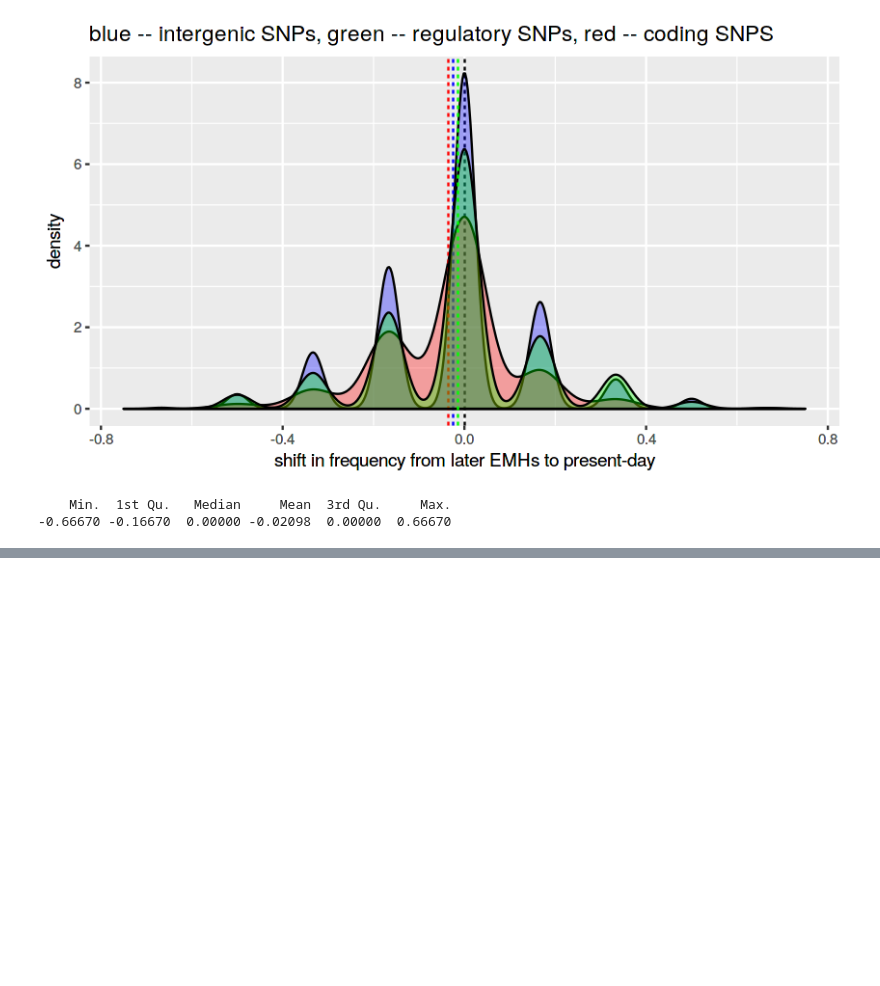
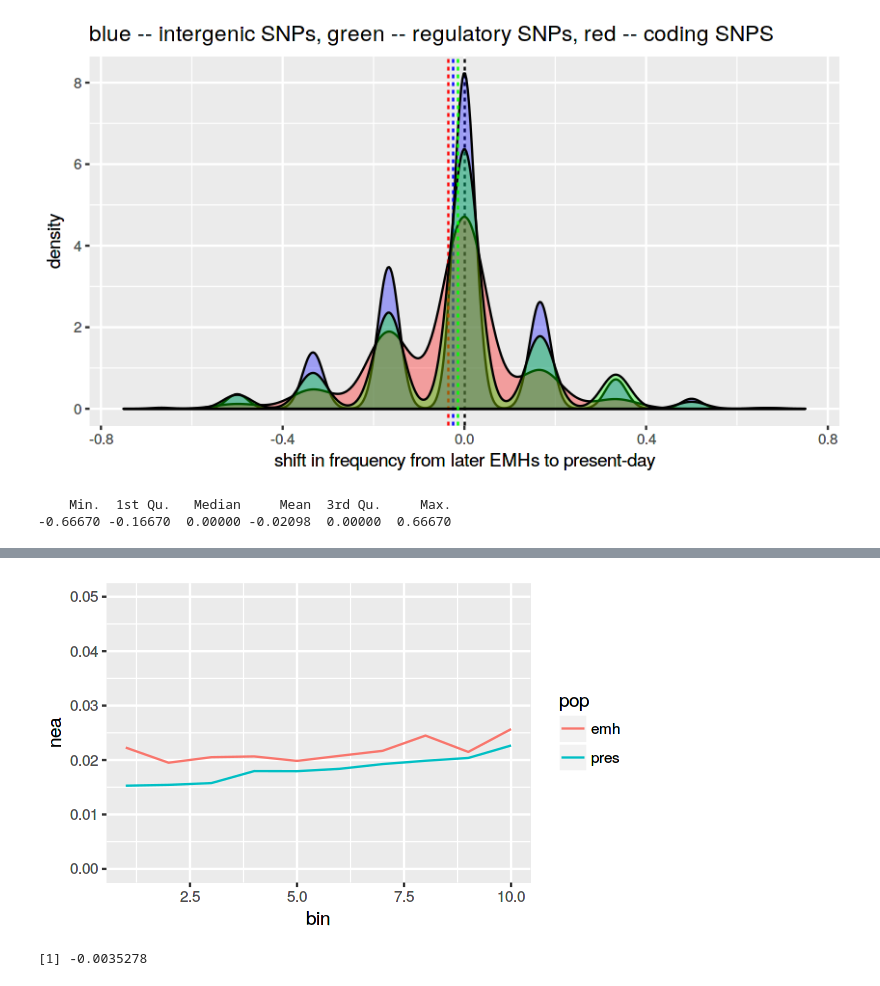
Before and after one commit to bodkan/nea-over-time, a Jupyter notebook: notebooks/frequency_shift_after_10ky.ipynb, the cells around one changed output, grey strips where cells are left out. Cells and saved outputs as stored; diff of their text form; code cells hidden in the pictures; blank space fills up the shorter version.

```diff
--- a/notebooks/frequency_shift_after_10ky.ipynb
+++ b/notebooks/frequency_shift_after_10ky.ipynb
@@ -515 +496,14 @@ head(x)
+# %%
+# subsample SGDP individual to have the same number as the number
+# of EMHs
+subsample_individuals <- function(all_samples, samples_info) {
+    # get the names of EMHs
+    emh_samples <- samples_info[samples_info$pop == "EMH_Europe", ]$name
+    # subsample the names of SGDP individuals
+    sgdp_samples <- samples_info[samples_info$pop == "present_Europe", ]$name
+    sgdp_subsample <- sample(sgdp_samples, length(emh_samples))
+
+    # return the SNP table of just the sampled individuals
+    all_samples[, c("chrom", "pos", emh_samples, sgdp_subsample)]
+}
 # %%
@@ -547,2 +581,0 @@ merged <- merge_annots(overlapping, all_annots_wide)
-# %%
-for (i in seq(n_iter)) {
@@ -566,0 +582,14 @@ for (i in seq(n_iter)) {
+# %%
+shift_iters <-
+    mclapply(seq(n_iter),
+             function(i) {
+                 subsample_individuals(eur_snps, samples_info) %>%
+                 calc_sfs %>%
+                 calc_sfs_shift %>%
+                 filter(EMH_Europe > 0, EMH_Europe < 1, present_Europe > 0, present_Europe < 1) %>%
+                 select(-EMH_Europe, -present_Europe) %>%
+                 left_join(all_annots_wide, by=c("chrom", "pos")) %>%
+                 mutate(iter=i)
+             },
+             mc.cores=50) %>%
+    bind_rows
@@ -566,0 +630,9 @@ for (i in seq(n_iter)) {
+# %%
+b_res <- lapply(1:10, function(i) {
+    filter(shift_iters, bStatistic == i) %>%
+        group_by(iter) %>%
+        summarise(emh=mean(EMH_Europe), pres=mean(present_Europe)) %>%
+        summarise(emh=mean(emh), pres=mean(pres)) %>%
+        mutate(ratio=pres / emh)
+    }) %>% bind_rows %>% mutate(bin=1:10)
+b_res
@@ -566,0 +651,9 @@ for (i in seq(n_iter)) {
+# %%
+gather(b_res, pop, nea, -ratio, -bin) %>% ggplot(aes(bin, nea, color=pop)) + geom_line() + ylim(0, 0.05)
+# %% [output]
+[figure, added]
+# %%
+group_by(shift_iters, chrom, pos) %>%
+    summarise(freq_shift=mean(freq_shift)) %>% .[["freq_shift"]] %>% mean
+# %% [output]
+[1] -0.0035278
```
Also changed, not shown: parts of 31 cells of this notebook.
